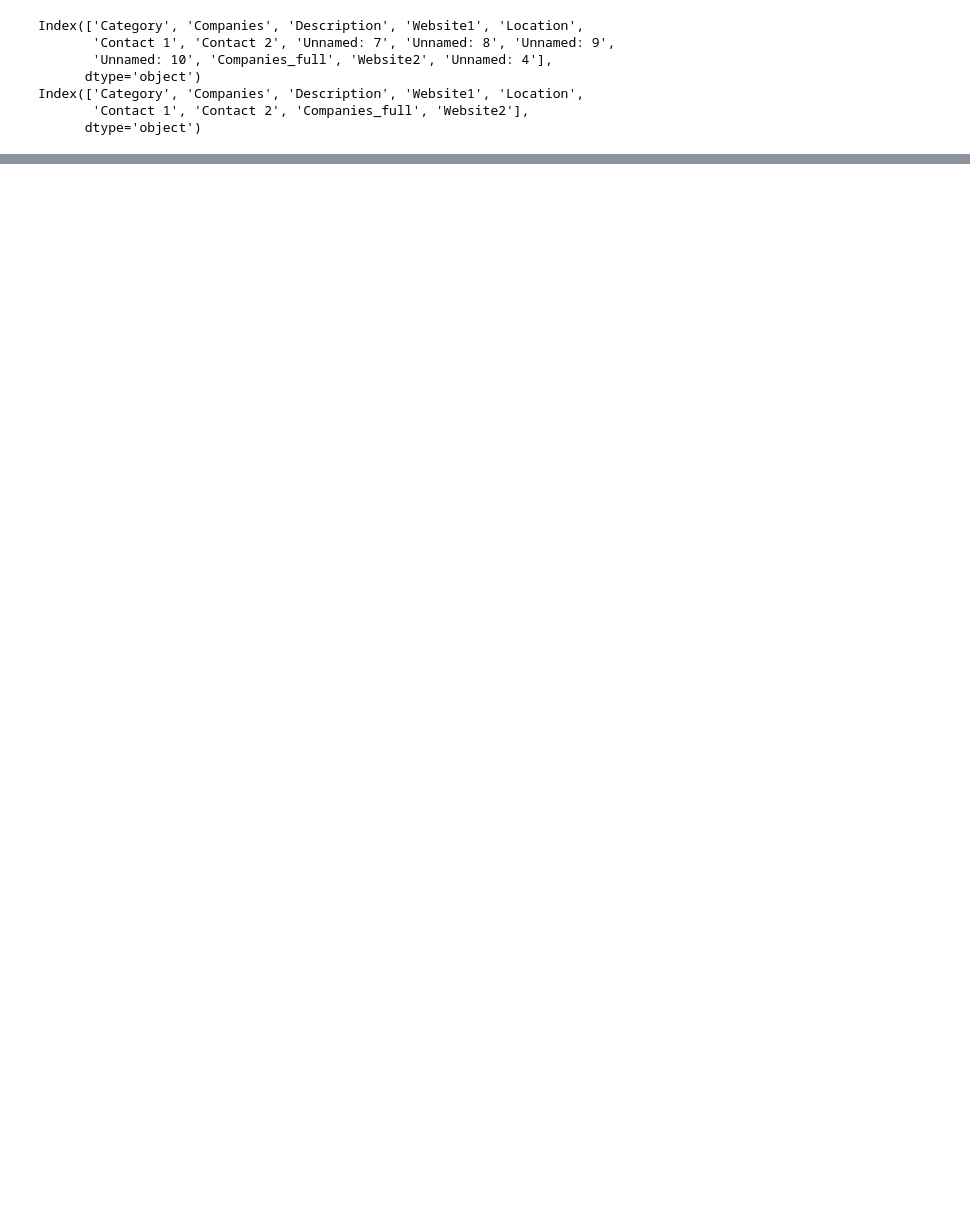
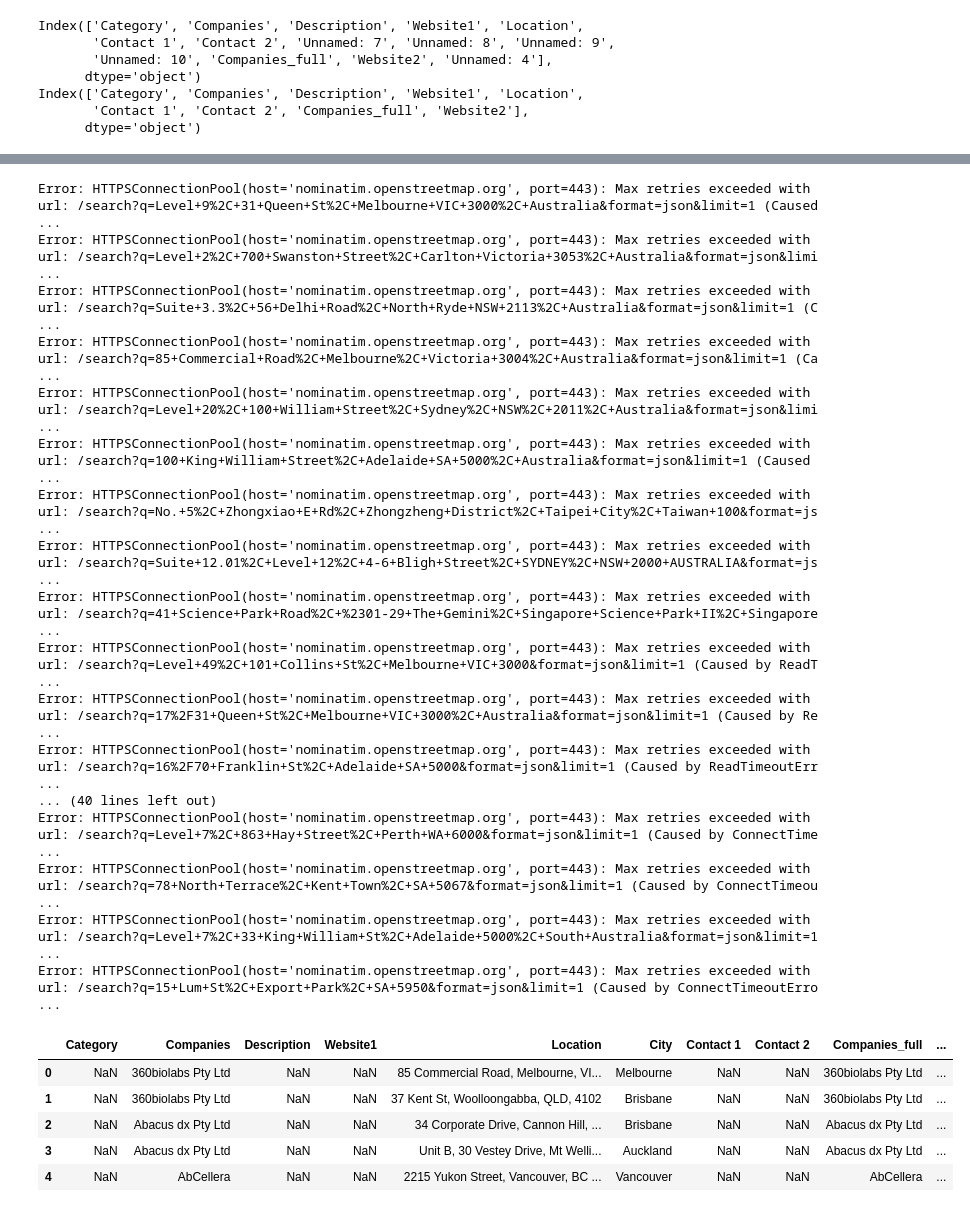
Before and after one commit to capgalea/ausbio_streamlit_LLM, a Jupyter notebook: notebooks/data_process.ipynb, the cells around one changed output, grey strips where cells are left out. Drawn from its saved outputs; the diff is of its cells as text; code cells hidden in the pictures; blank space fills up the shorter version.

Commit message:
Updated data processing file

```diff
--- a/notebooks/data_process.ipynb
+++ b/notebooks/data_process.ipynb
@@ -102,0 +113,49 @@ bioTech_data.to_csv('bioTech_data.csv', encoding='utf-8', index=False)
+# %%
+# Load csv file
+file_path = r'C:\Users\guino\OneDrive\Documents\GitHub\ausbio_streamlit_LLM\data\bioTech_data.csv'
+bioTech_data = pd.read_csv(file_path)
+
+# Initialize the geolocator
+geolocator = Nominatim(user_agent="geoapiExercises")
+
+# Function to get latitude and longitude
+def get_geolocation(address):
+    try:
+        location = geolocator.geocode(address)
+        if location:
+            return location.latitude, location.longitude
+        else:
+            return None, None
+    except Exception as e:
+        print(f"Error: {e}")
+        return None, None
+
+# Apply the function to the Location column
+bioTech_data['Latitude'], bioTech_data['Longitude'] = zip(*bioTech_data['Location'].apply(get_geolocation))
+
+# Display the DataFrame with new columns
+bioTech_data.head()
+# %% [output]
+Error: HTTPSConnectionPool(host='nominatim.openstreetmap.org', port=443): Max retries exceeded with url: /search?q=Level+9%2C+31+Queen+St%2C+Melbourne+VIC+3000%2C+Australia&format=json&limit=1 (Caused ...
+Error: HTTPSConnectionPool(host='nominatim.openstreetmap.org', port=443): Max retries exceeded with url: /search?q=Level+2%2C+700+Swanston+Street%2C+Carlton+Victoria+3053%2C+Australia&format=json&limi ...
+Error: HTTPSConnectionPool(host='nominatim.openstreetmap.org', port=443): Max retries exceeded with url: /search?q=Suite+3.3%2C+56+Delhi+Road%2C+North+Ryde+NSW+2113%2C+Australia&format=json&limit=1 (C ...
+Error: HTTPSConnectionPool(host='nominatim.openstreetmap.org', port=443): Max retries exceeded with url: /search?q=85+Commercial+Road%2C+Melbourne%2C+Victoria+3004%2C+Australia&format=json&limit=1 (Ca ...
+Error: HTTPSConnectionPool(host='nominatim.openstreetmap.org', port=443): Max retries exceeded with url: /search?q=Level+20%2C+100+William+Street%2C+Sydney%2C+NSW%2C+2011%2C+Australia&format=json&limi ...
+Error: HTTPSConnectionPool(host='nominatim.openstreetmap.org', port=443): Max retries exceeded with url: /search?q=100+King+William+Street%2C+Adelaide+SA+5000%2C+Australia&format=json&limit=1 (Caused  ...
+Error: HTTPSConnectionPool(host='nominatim.openstreetmap.org', port=443): Max retries exceeded with url: /search?q=No.+5%2C+Zhongxiao+E+Rd%2C+Zhongzheng+District%2C+Taipei+City%2C+Taiwan+100&format=js ...
+Error: HTTPSConnectionPool(host='nominatim.openstreetmap.org', port=443): Max retries exceeded with url: /search?q=Suite+12.01%2C+Level+12%2C+4-6+Bligh+Street%2C+SYDNEY%2C+NSW+2000+AUSTRALIA&format=js ...
+Error: HTTPSConnectionPool(host='nominatim.openstreetmap.org', port=443): Max retries exceeded with url: /search?q=41+Science+Park+Road%2C+%2301-29+The+Gemini%2C+Singapore+Science+Park+II%2C+Singapore ...
+Error: HTTPSConnectionPool(host='nominatim.openstreetmap.org', port=443): Max retries exceeded with url: /search?q=Level+49%2C+101+Collins+St%2C+Melbourne+VIC+3000&format=json&limit=1 (Caused by ReadT ...
+Error: HTTPSConnectionPool(host='nominatim.openstreetmap.org', port=443): Max retries exceeded with url: /search?q=17%2F31+Queen+St%2C+Melbourne+VIC+3000%2C+Australia&format=json&limit=1 (Caused by Re ...
+Error: HTTPSConnectionPool(host='nominatim.openstreetmap.org', port=443): Max retries exceeded with url: /search?q=16%2F70+Franklin+St%2C+Adelaide+SA+5000&format=json&limit=1 (Caused by ReadTimeoutErr ...
+... (40 lines left out)
+Error: HTTPSConnectionPool(host='nominatim.openstreetmap.org', port=443): Max retries exceeded with url: /search?q=Level+7%2C+863+Hay+Street%2C+Perth+WA+6000&format=json&limit=1 (Caused by ConnectTime ...
+Error: HTTPSConnectionPool(host='nominatim.openstreetmap.org', port=443): Max retries exceeded with url: /search?q=78+North+Terrace%2C+Kent+Town%2C+SA+5067&format=json&limit=1 (Caused by ConnectTimeou ...
+Error: HTTPSConnectionPool(host='nominatim.openstreetmap.org', port=443): Max retries exceeded with url: /search?q=Level+7%2C+33+King+William+St%2C+Adelaide+5000%2C+South+Australia&format=json&limit=1 ...
+Error: HTTPSConnectionPool(host='nominatim.openstreetmap.org', port=443): Max retries exceeded with url: /search?q=15+Lum+St%2C+Export+Park%2C+SA+5950&format=json&limit=1 (Caused by ConnectTimeoutErro ...
+|  | Category | Companies | Description | Website1 | Location | City | Contact 1 | Contact 2 | Companies_full | ... |
+| 0 | NaN | 360biolabs Pty Ltd | NaN | NaN | 85 Commercial Road, Melbourne, VI... | Melbourne | NaN | NaN | 360biolabs Pty Ltd | ... |
+| 1 | NaN | 360biolabs Pty Ltd | NaN | NaN | 37 Kent St, Woolloongabba, QLD, 4102 | Brisbane | NaN | NaN | 360biolabs Pty Ltd | ... |
+| 2 | NaN | Abacus dx Pty Ltd | NaN | NaN | 34 Corporate Drive, Cannon Hill, ... | Brisbane | NaN | NaN | Abacus dx Pty Ltd | ... |
+| 3 | NaN | Abacus dx Pty Ltd | NaN | NaN | Unit B, 30 Vestey Drive, Mt Welli... | Auckland | NaN | NaN | Abacus dx Pty Ltd | ... |
+| 4 | NaN | AbCellera | NaN | NaN | 2215 Yukon Street, Vancouver, BC ... | Vancouver | NaN | NaN | AbCellera | ... |
```
Also changed, not shown: parts of 5 cells of this notebook.
